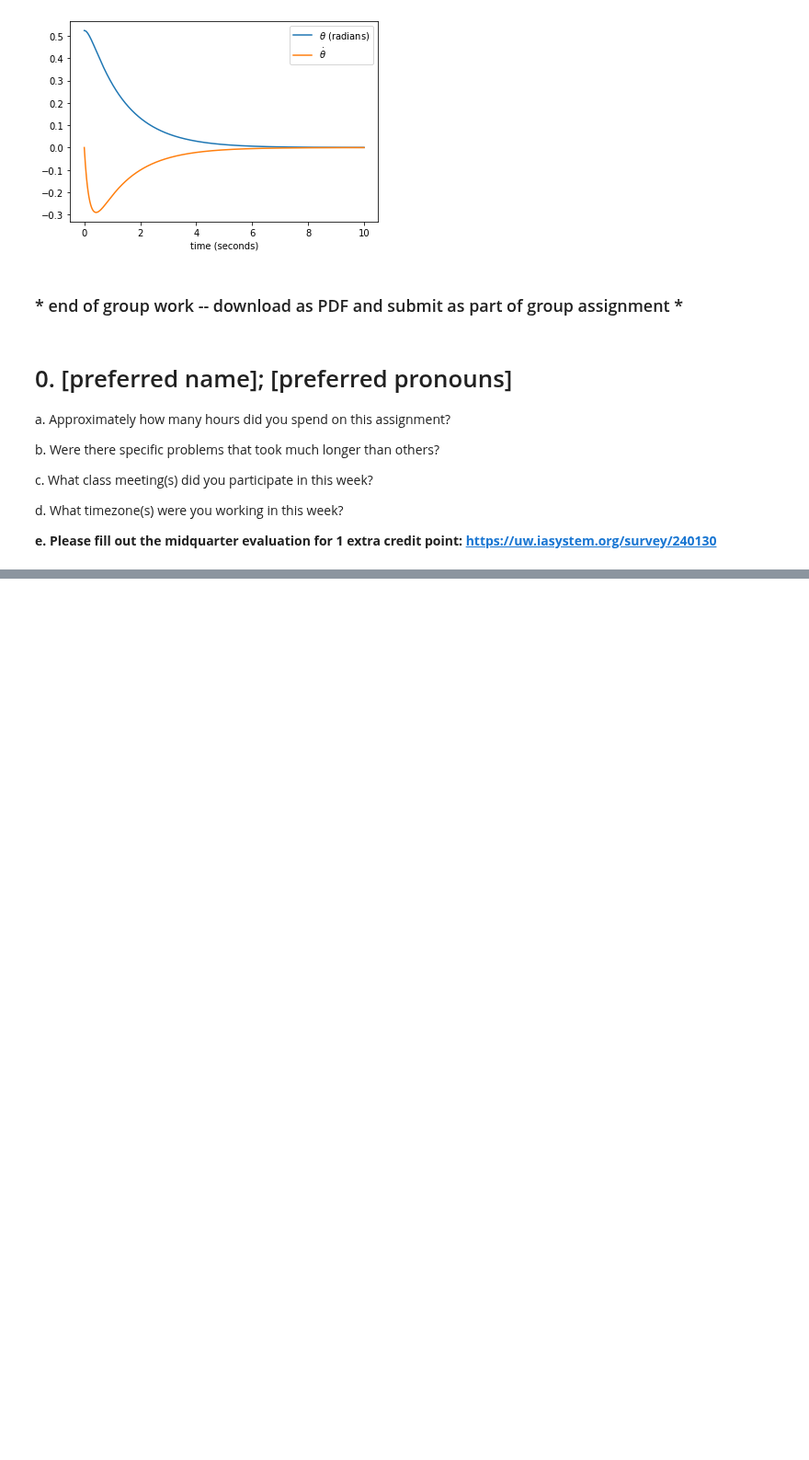
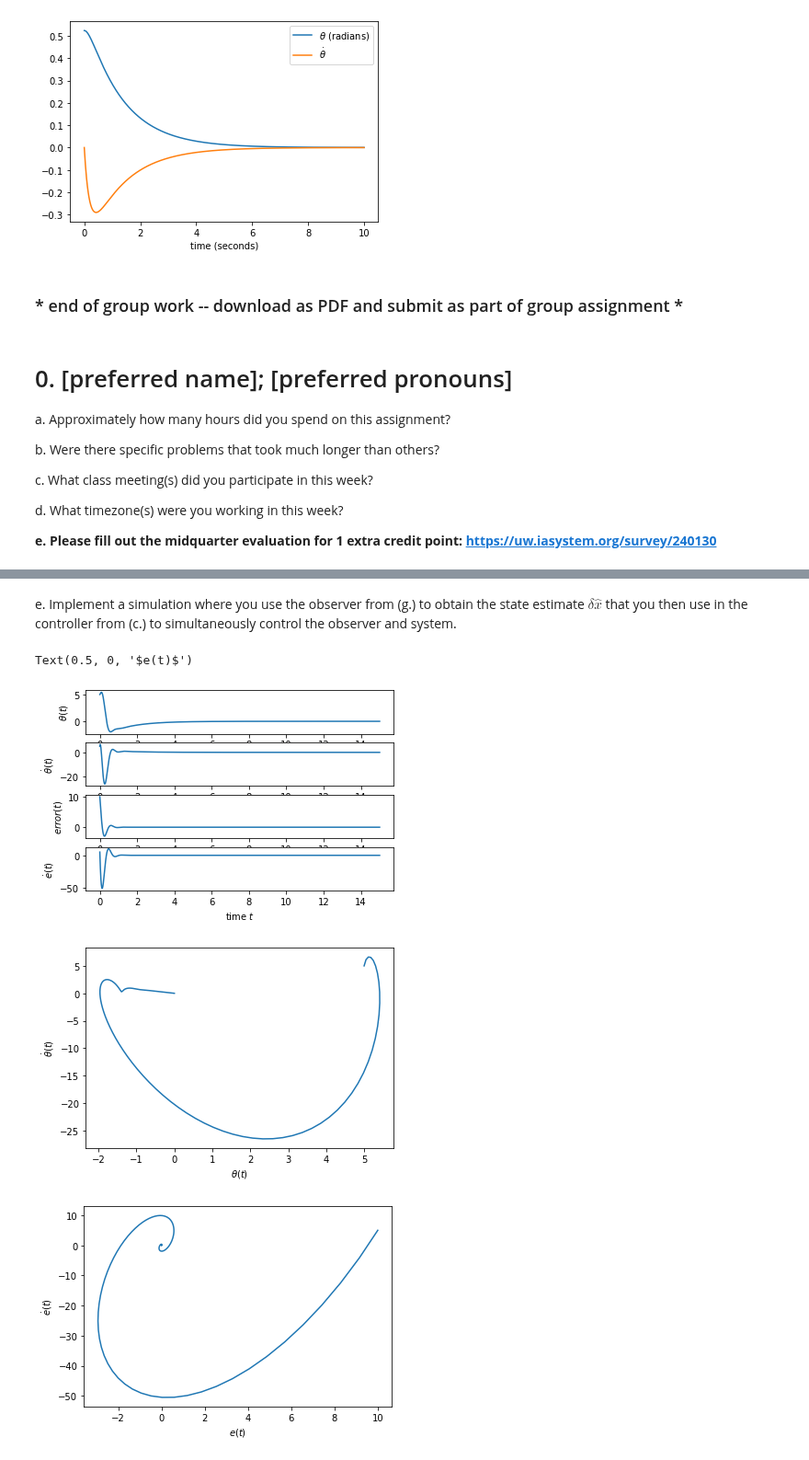
Before and after one commit to JGSuw/ee447_hw_solutions_public, a Jupyter notebook: 447_hw6_solution.ipynb, the cells around one changed output, grey strips where cells are left out. Shown at 92% size. Cells and saved outputs as stored; diff of their text form; code cells hidden in the pictures; blank space fills up the shorter version.

```diff
--- a/447_hw6_solution.ipynb
+++ b/447_hw6_solution.ipynb
@@ -193,0 +413,80 @@ e. Implement a simulation where you use the observer from (g.) to obtain the sta
+# %% [markdown]
+e. Implement a simulation where you use the observer from (g.) to obtain the state estimate $\delta\widehat{x}$ that you then use in the controller from (c.) to simultaneously control the observer and system.
+# %%
+# we obtain the desired eigenvalues by computing the eigenvalues of Atilde (see below)
+p = [-3. + np.sqrt(5),-3. - np.sqrt(5)]
+K = place(A,B,p)
+
+K = place(A,B,p)
+L = place(A.T,C.T,roots).T
+T = 15
+# vector field
+def f_obs_LTI(t,x,u):
+  D = np.zeros([4,4])
+  D[0:2,0:2] = A-np.matmul(B,K)
+  D[0:2,2:4] = np.matmul(B,K)
+  D[2:4,2:4] = A-np.matmul(L,C)
+  return np.matmul(D, x)
+
+# non-zero initial state
+theta0 = 5.
+dtheta0 = 5.
+error0 = 10.
+derror0 = 5.
+x0 = np.array([theta0, dtheta0, error0, derror0])
+
+# zero input
+def u(t):
+  ut = 0
+  return ut
+
+# numerical simulation returns:
+# t_ - size N array
+# x_ - size N x 2 array (since the state is 2-dimensional)
+t_,x_ = numerical_simulation(f_obs_LTI,T,x0,ut=u,dt=dt)
+
+# the first column contains theta(t), the second column contains dtheta(t)
+# (I append an underscore "_" to remind myself these are time series)
+theta_,dtheta_,error_,derror_ = x_[:,0],x_[:,1],x_[:,2],x_[:,3]
+
+# we'll use the Matplotlib library for plots
+# (as the name suggests, it has a similar interface to MATLAB)
+import pylab as plt
+plt.figure()
+# plot theta
+plt.subplot(4,1,1)
+plt.plot(t_,theta_,label='(Linear)')
+plt.ylabel(r'$\theta(t)$')
+
+# plot dtheta
+plt.subplot(4,1,2)
+plt.plot(t_,dtheta_,label='(Linear)')
+plt.ylabel(r'$\dot{\theta}(t)$')
+
+# plot error
+plt.subplot(4,1,3)
+plt.plot(t_,error_,label='(Linear)')
+plt.ylabel(r'$error(t)$')
+
+# plot dtheta
+plt.subplot(4,1,4)
+plt.plot(t_,derror_,label='(Linear)')
+plt.ylabel(r'$\dot{e}(t)$')
+plt.xlabel(r'time $t$')
+
+plt.figure()
+plt.subplot(1,1,1)
+plt.plot(theta_,dtheta_,label='(Linear)')
+plt.ylabel(r'$\dot{\theta}(t)$')
+plt.xlabel(r'${\theta}(t)$')
+
+plt.figure()
+plt.subplot(1,1,1)
+plt.plot(error_,derror_,label='(Linear)')
+plt.ylabel(r'$\dot{e}(t)$')
+plt.xlabel(r'$e(t)$')
+# %% [output]
+Text(0.5, 0, '$e(t)$')
+[figure, added]
+[figure, added]
+[figure, added]
```
Also changed, not shown: parts of 7 cells of this notebook.
